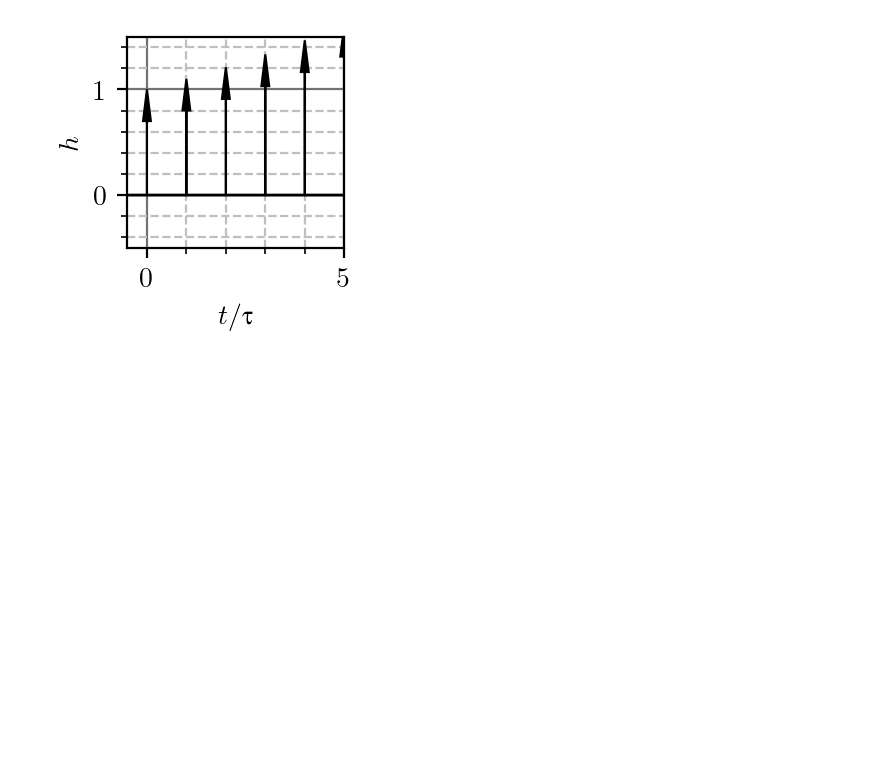
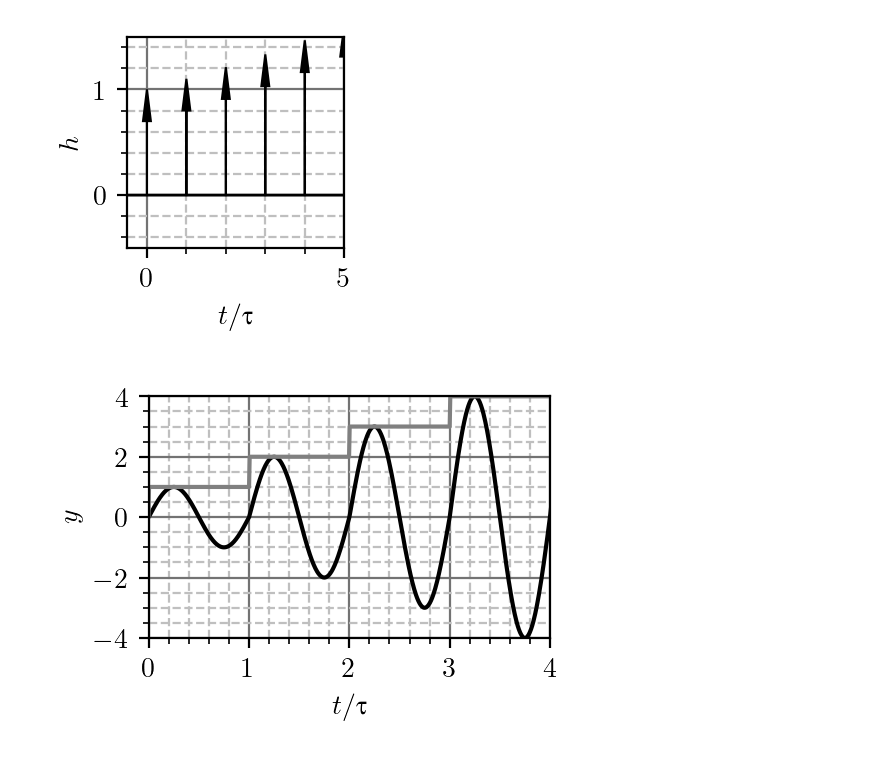
Before and after one commit to djokicd/zbirka-sis, a Jupyter notebook: 1_uvod/2_kontinualni_sistemi/fig/sistemi_plotovi.ipynb, the cells around one changed output. Drawn from its saved outputs; the diff is of its cells as text; code cells hidden in the pictures; blank space fills up the shorter version.

```diff
--- a/1_uvod/2_kontinualni_sistemi/fig/sistemi_plotovi.ipynb
+++ b/1_uvod/2_kontinualni_sistemi/fig/sistemi_plotovi.ipynb
@@ -303,3 +304,21 @@ plt.ylabel(r'$h$')
 plt.savefig("delay_s3.pdf", bbox_inches="tight")
 # %% [output]
 [figure]
+# %%
+t = np.linspace(-1, 5, 1000)
+def f(x):
+    return sin(2*pi*x) * u(x)
+x = f(t) + f(t-1) + f(t-2) + f(t-3) + f(t-4)
+g = u(t) + u(t-1) + u(t-2) + u(t-3) + u(t-4)
+
+generate_canvas()
+lam0 = -5e4
+plt.plot(t, x, 'k')
+plt.plot(t, g, '0.5')
+plt.xlabel(r'$t/\uptau$')
+plt.ylabel(r'$y$')
+plt.ylim([-4, 4])
+plt.xlim([0, 4])
+plt.savefig("delay_resp.pdf", bbox_inches='tight', ppad_inches=0)
+# %% [output]
+[figure, added]
```
Also changed, not shown: parts of 1 cell of this notebook, 3 other files.
